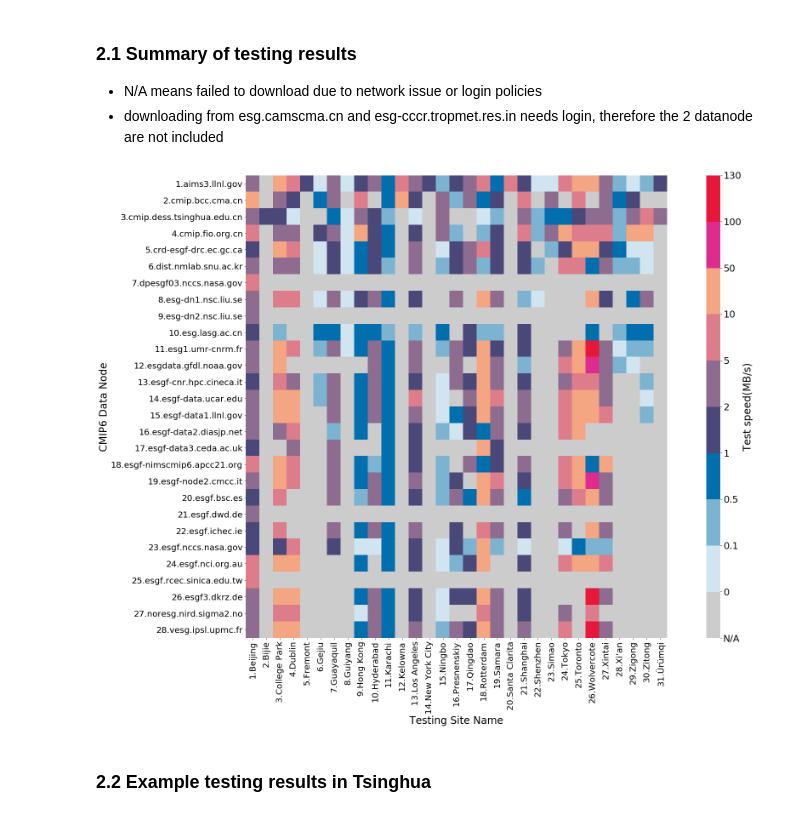
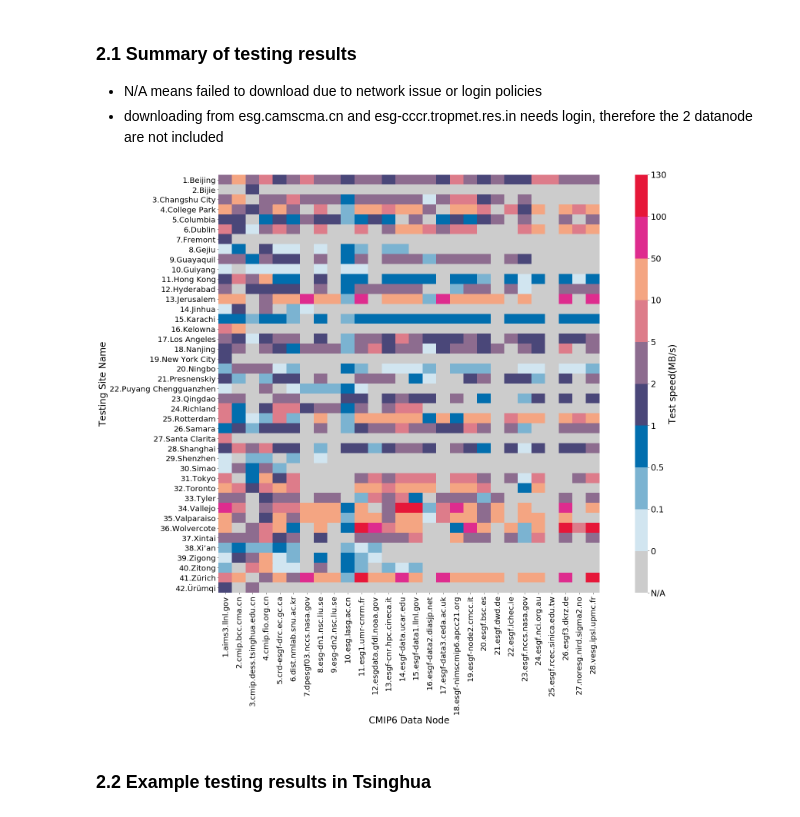
Before and after one commit to Theropod/CMIP6-SpeedTest, a Jupyter notebook: resources/result-update/Speedtest_Result.ipynb, the cells around one changed output. Cells and saved outputs as stored; diff of their text form; code cells hidden in the pictures.

```diff
--- a/resources/result-update/Speedtest_Result.ipynb
+++ b/resources/result-update/Speedtest_Result.ipynb
@@ -92,7 +92,7 @@ spd_avg.tail(5);
 # get city-datanode pair count, and reindex the result to flatten it to simple DataFrame
 city2datanode=spd_avg[['datanode','city','region','country']].groupby(['city','region','country']).agg({'nunique'})
 city2datanode=pd.DataFrame(city2datanode.to_records())
-city2datanode.columns=['city','region','country','datanode_count']
+city2datanode.columns=['city','region','regioncode','datanode_count']
 city2datanode;
 num_of_cities=len(city2datanode.index)
 # %%
@@ -189,44 +191,44 @@ city_datanode_speed=pd.DataFrame(-1.0,index=city2datanode['city'].to_numpy(),col
 def pair_speed(x):
     city_datanode_speed.loc[x['city']][x['datanode']]=x['dl']
 
 spd_city_avg.apply(pair_speed,axis=1)
 city_datanode_speed=city_datanode_speed.sort_index()
 
 # Create a Custom color map with difined intervals
 custom_color_map = ListedColormap(['#cccccc','#d1e5f0','#7bb3d1', '#016eae', '#4a4779','#8d6c8f','#dd7c8a','#f4a582','#de2c8e','#e61739'])
 bounds = [-1, 0, 0.1, 0.5, 1, 2, 5, 10, 50, 100, 130]
 custom_norm = matplotlib.colors.BoundaryNorm(bounds, custom_color_map.N)
 
 # Create two appropriately sized subplots
 grid_kws = {'width_ratios': (0.9, 0.03), 'wspace': 0.18}
 fig, (ax, cbar_ax) = plt.subplots(1, 2, gridspec_kw=grid_kws,figsize=(20,20))
 # plot heatmap
-spd_city_avg_heatmap=sns.heatmap(city_datanode_speed.transpose(),ax=ax, cbar_ax=cbar_ax, cbar_kws={"ticks":[-1, 0, 0.1, 0.5, 1, 2, 5, 10, 50, 100, 130]}, cmap=custom_color_map,norm=custom_norm)
+spd_city_avg_heatmap=sns.heatmap(city_datanode_speed,ax=ax, cbar_ax=cbar_ax, cbar_kws={"ticks":[-1, 0, 0.1, 0.5, 1, 2, 5, 10, 50, 100, 130]}, cmap=custom_color_map,norm=custom_norm)
 # cbar settings
 cbar_ax.set_ylabel('Test speed(MB/s)',size=24)
 cbar_ax.set_yticklabels( ['N/A',0, 0.1, 0.5, 1, 2, 5, 10, 50, 100, 130])
 cbar_ax.tick_params(labelsize=22,)
 # set tick labels
 ax.tick_params(labelsize=20)
 # set heatmap x tick labels
+spd_city_avg_yticklabels=spd_city_avg_heatmap.get_yticklabels()
+tickindex=1
+for label in spd_city_avg_yticklabels:
+    label.set_text(str(tickindex)+'.'+label.get_text())
+    tickindex+=1
+spd_city_avg_heatmap.set_yticklabels(spd_city_avg_yticklabels)
+# set heatmap y tick labels
 spd_city_avg_xticklabels=spd_city_avg_heatmap.get_xticklabels()
 tickindex=1
 for label in spd_city_avg_xticklabels:
     label.set_text(str(tickindex)+'.'+label.get_text())
     tickindex+=1
 spd_city_avg_heatmap.set_xticklabels(spd_city_avg_xticklabels)
-# set heatmap y tick labels
-spd_city_avg_yticklabels=spd_city_avg_heatmap.get_yticklabels()
-tickindex=1
-for label in spd_city_avg_yticklabels:
-    label.set_text(str(tickindex)+'.'+label.get_text())
-    tickindex+=1
-spd_city_avg_heatmap.set_yticklabels(spd_city_avg_yticklabels)
 # set x y labels
-spd_city_avg_heatmap.set_ylabel('CMIP6 Data Node',size=24);
-spd_city_avg_heatmap.set_xlabel('Testing Site Name',size=24);
+spd_city_avg_heatmap.set_xlabel('CMIP6 Data Node',size=24);
+spd_city_avg_heatmap.set_ylabel('Testing Site Name',size=24);
 # %% [output]
-[figure, old version]
+[figure, new version]
 # %% [markdown]
 ### 2.2 Example testing results in Tsinghua
 # %%
```
Also changed, not shown: parts of 4 cells of this notebook, 3 other files.
